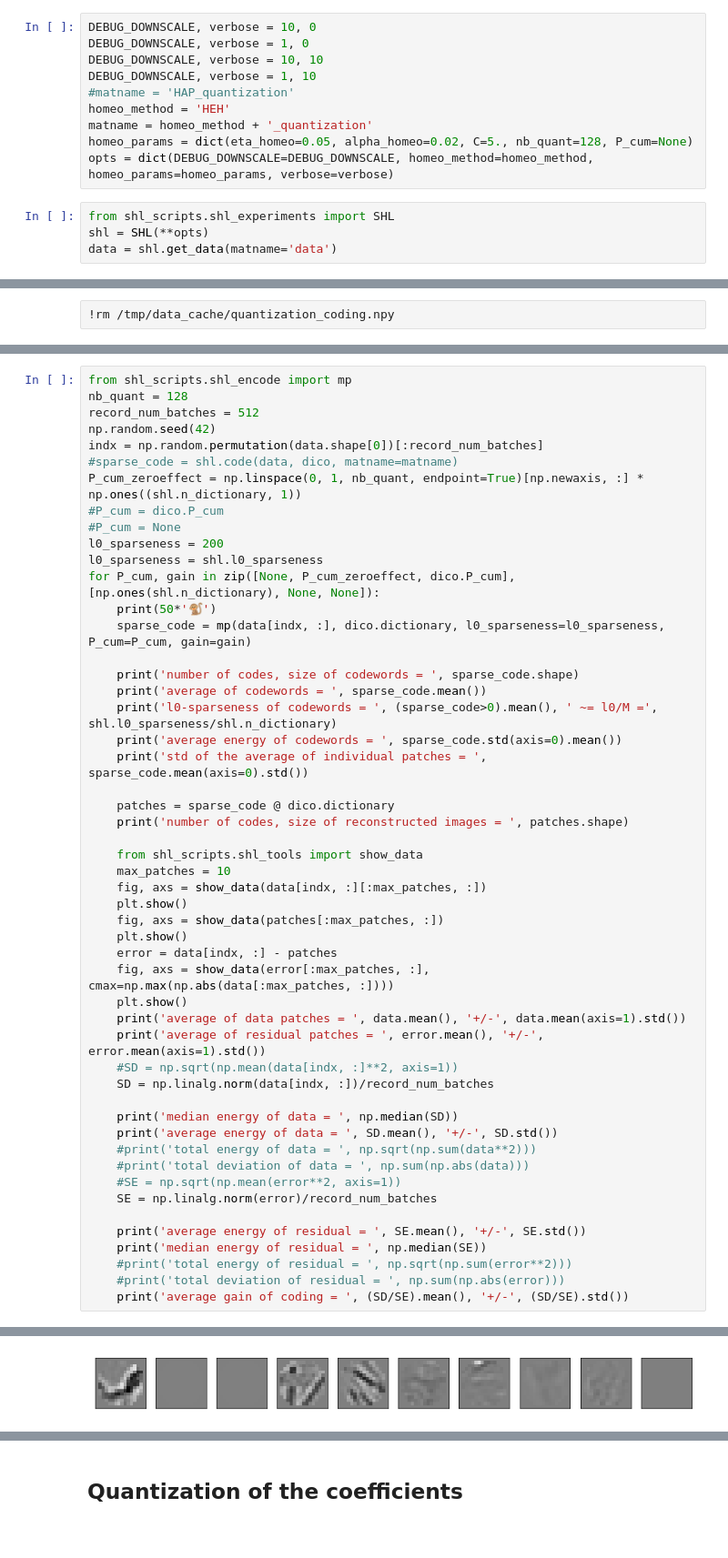
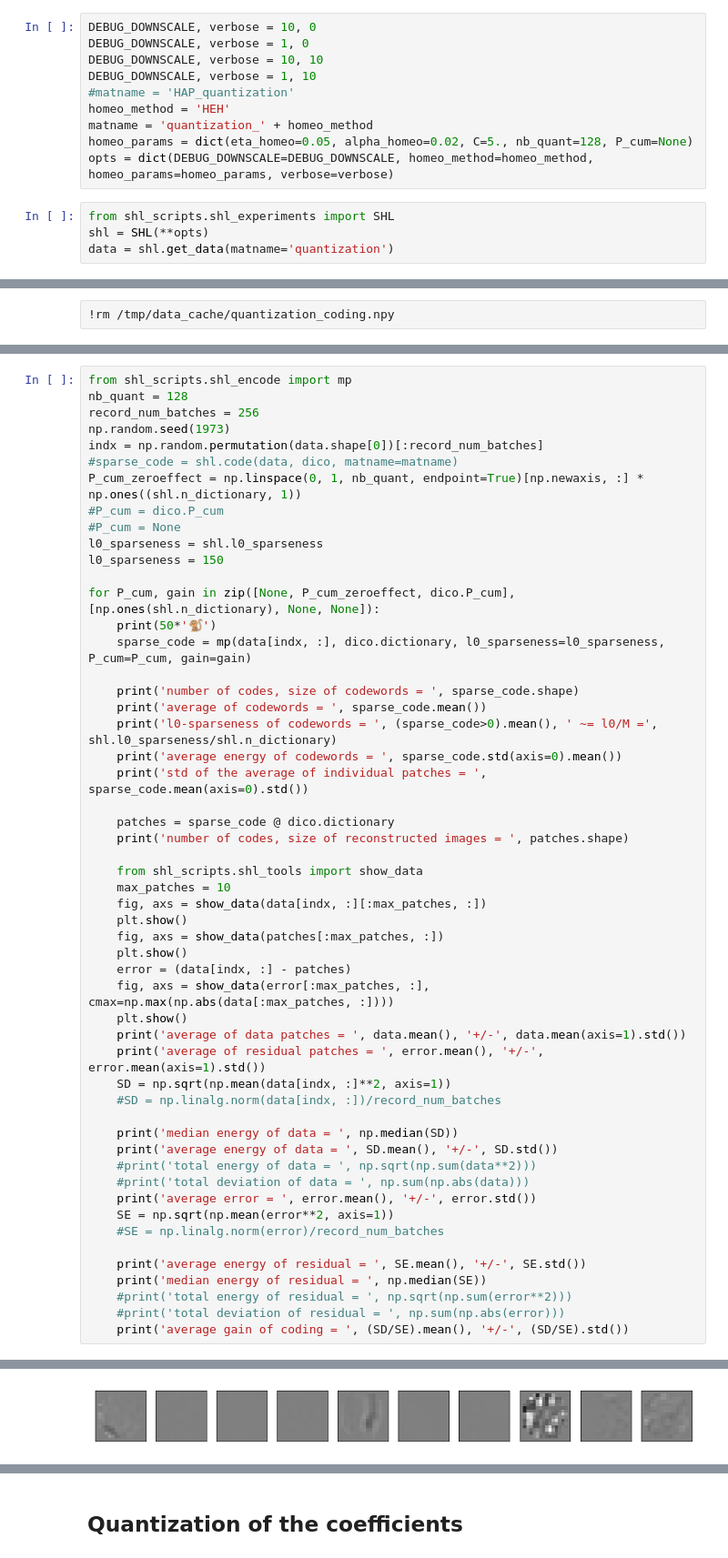
Before and after one commit to bicv/SparseHebbianLearning, a Jupyter notebook: probe/basics-quantization.ipynb, the cells around one changed output, grey strips where cells are left out. Shown at 91% size. Cells and saved outputs as stored; diff of their text form.

```diff
--- a/probe/basics-quantization.ipynb
+++ b/probe/basics-quantization.ipynb
@@ -23,11 +23,11 @@ DEBUG_DOWNSCALE, verbose = 10, 10
 DEBUG_DOWNSCALE, verbose = 1, 10
 #matname = 'HAP_quantization'
 homeo_method = 'HEH'
-matname = homeo_method + '_quantization'
+matname = 'quantization_' + homeo_method
 homeo_params = dict(eta_homeo=0.05, alpha_homeo=0.02, C=5., nb_quant=128, P_cum=None)
 opts = dict(DEBUG_DOWNSCALE=DEBUG_DOWNSCALE, homeo_method=homeo_method, homeo_params=homeo_params, verbose=verbose)
 # %%
 from shl_scripts.shl_experiments import SHL
 shl = SHL(**opts)
-data = shl.get_data(matname='data')
+data = shl.get_data(matname='quantization')
 # %% [output]
@@ -100,15 +138,16 @@ The learning itself is done via a gradient descent but is highly dependent on th
 # %%
 from shl_scripts.shl_encode import mp
 nb_quant = 128
-record_num_batches = 512
-np.random.seed(42)
+record_num_batches = 256
+np.random.seed(1973)
 indx = np.random.permutation(data.shape[0])[:record_num_batches]
 #sparse_code = shl.code(data, dico, matname=matname)
 P_cum_zeroeffect = np.linspace(0, 1, nb_quant, endpoint=True)[np.newaxis, :] * np.ones((shl.n_dictionary, 1))
 #P_cum = dico.P_cum
 #P_cum = None
-l0_sparseness = 200
 l0_sparseness = shl.l0_sparseness
+l0_sparseness = 150
+
 for P_cum, gain in zip([None, P_cum_zeroeffect, dico.P_cum], [np.ones(shl.n_dictionary), None, None]):
     print(50*'🐒')
     sparse_code = mp(data[indx, :], dico.dictionary, l0_sparseness=l0_sparseness, P_cum=P_cum, gain=gain)
@@ -128,20 +167,21 @@ for P_cum, gain in zip([None, P_cum_zeroeffect, dico.P_cum], [np.ones(shl.n_dict
     plt.show()
     fig, axs = show_data(patches[:max_patches, :])
     plt.show()
-    error = data[indx, :] - patches
+    error = (data[indx, :] - patches)
     fig, axs = show_data(error[:max_patches, :], cmax=np.max(np.abs(data[:max_patches, :])))
     plt.show()
     print('average of data patches = ', data.mean(), '+/-', data.mean(axis=1).std())
     print('average of residual patches = ', error.mean(), '+/-', error.mean(axis=1).std())
-    #SD = np.sqrt(np.mean(data[indx, :]**2, axis=1))
-    SD = np.linalg.norm(data[indx, :])/record_num_batches
+    SD = np.sqrt(np.mean(data[indx, :]**2, axis=1))
+    #SD = np.linalg.norm(data[indx, :])/record_num_batches
 
     print('median energy of data = ', np.median(SD))
     print('average energy of data = ', SD.mean(), '+/-', SD.std())
     #print('total energy of data = ', np.sqrt(np.sum(data**2)))
     #print('total deviation of data = ', np.sum(np.abs(data)))
-    #SE = np.sqrt(np.mean(error**2, axis=1))
-    SE = np.linalg.norm(error)/record_num_batches
+    print('average error = ', error.mean(), '+/-', error.std())
+    SE = np.sqrt(np.mean(error**2, axis=1))
+    #SE = np.linalg.norm(error)/record_num_batches
 
     print('average energy of residual = ', SE.mean(), '+/-', SE.std())
     print('median energy of residual = ', np.median(SE))
@@ -159,3 +199,3 @@ number of codes, size of reconstructed images =  (512, 256)
 <matplotlib.figure.Figure at 0x...>
-[figure, old version]
+[figure, new version]
 <matplotlib.figure.Figure at 0x...>
```
Also changed, not shown: parts of 19 cells of this notebook.
